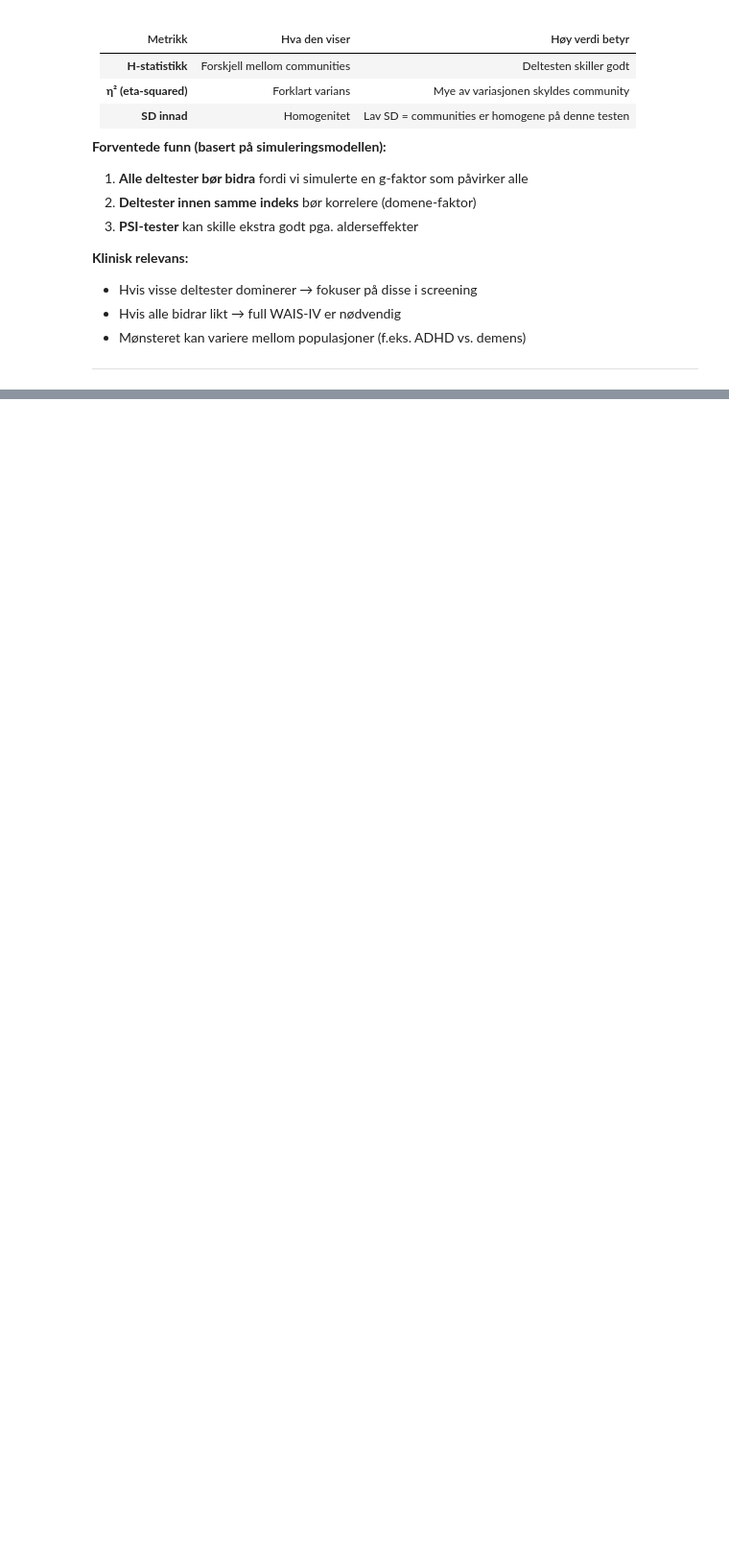
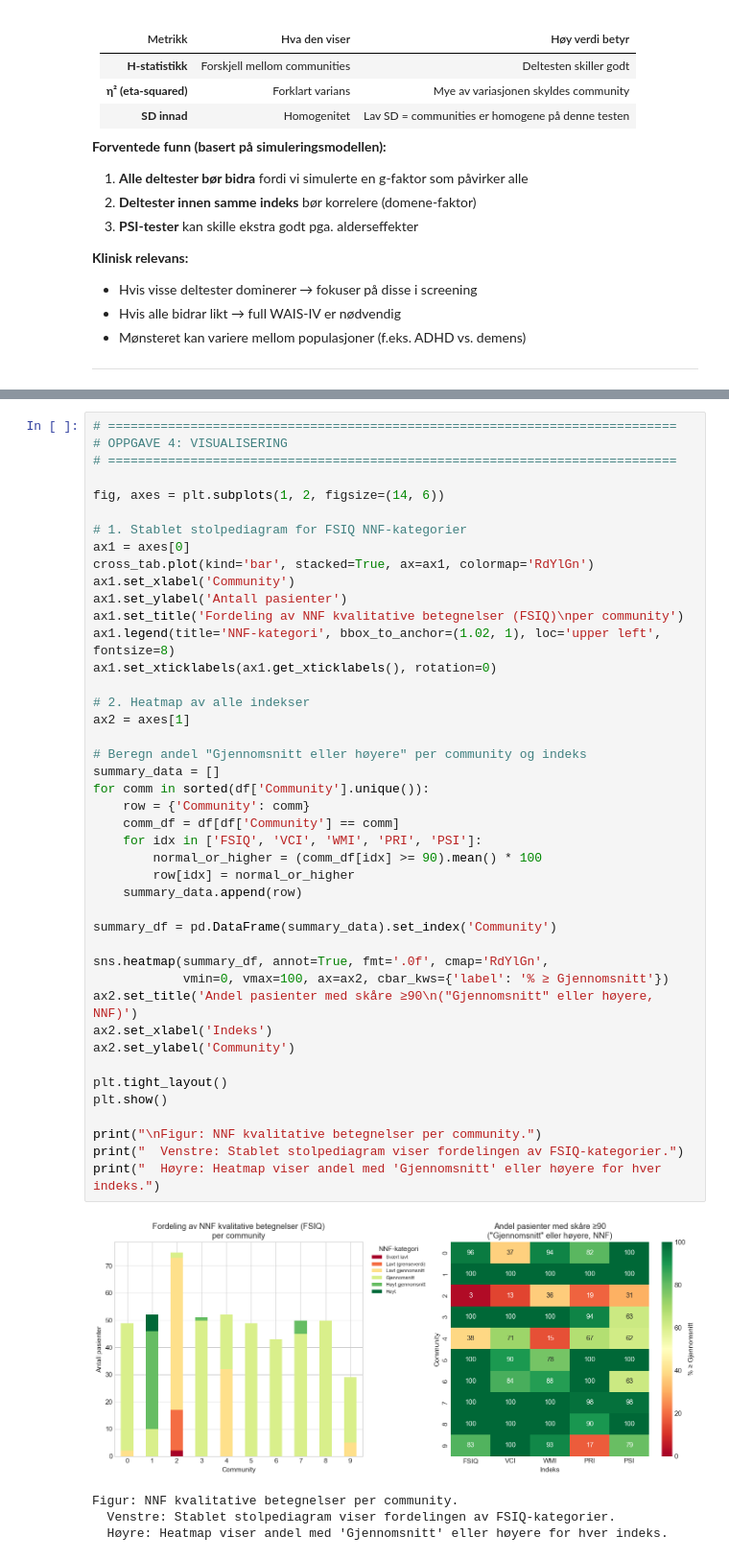
Before and after one commit to arvidl/ELMED219-2026, a Jupyter notebook: Lab1-NetworkSci-PSN/notebooks/04-pasient_likhetsnettverk_IQ_losninger.ipynb, the cells around one changed output, grey strips where cells are left out. Shown at 96% size. Drawn from its saved outputs; the diff is of its cells as text; blank space fills up the shorter version.

```diff
--- a/Lab1-NetworkSci-PSN/notebooks/04-pasient_likhetsnettverk_IQ_losninger.ipynb
+++ b/Lab1-NetworkSci-PSN/notebooks/04-pasient_likhetsnettverk_IQ_losninger.ipynb
@@ -713,0 +1266,48 @@ Figur: Analyse av deltestenes bidrag til community-struktur.
+# %%
+# ============================================================================
+# OPPGAVE 4: VISUALISERING
+# ============================================================================
+
+fig, axes = plt.subplots(1, 2, figsize=(14, 6))
+
+# 1. Stablet stolpediagram for FSIQ NNF-kategorier
+ax1 = axes[0]
+cross_tab.plot(kind='bar', stacked=True, ax=ax1, colormap='RdYlGn')
+ax1.set_xlabel('Community')
+ax1.set_ylabel('Antall pasienter')
+ax1.set_title('Fordeling av NNF kvalitative betegnelser (FSIQ)\nper community')
+ax1.legend(title='NNF-kategori', bbox_to_anchor=(1.02, 1), loc='upper left', fontsize=8)
+ax1.set_xticklabels(ax1.get_xticklabels(), rotation=0)
+
+# 2. Heatmap av alle indekser
+ax2 = axes[1]
+
+# Beregn andel "Gjennomsnitt eller høyere" per community og indeks
+summary_data = []
+for comm in sorted(df['Community'].unique()):
+    row = {'Community': comm}
+    comm_df = df[df['Community'] == comm]
+    for idx in ['FSIQ', 'VCI', 'WMI', 'PRI', 'PSI']:
+        normal_or_higher = (comm_df[idx] >= 90).mean() * 100
+        row[idx] = normal_or_higher
+    summary_data.append(row)
+
+summary_df = pd.DataFrame(summary_data).set_index('Community')
+
+sns.heatmap(summary_df, annot=True, fmt='.0f', cmap='RdYlGn',
+            vmin=0, vmax=100, ax=ax2, cbar_kws={'label': '% ≥ Gjennomsnitt'})
+ax2.set_title('Andel pasienter med skåre ≥90\n("Gjennomsnitt" eller høyere, NNF)')
+ax2.set_xlabel('Indeks')
+ax2.set_ylabel('Community')
+
+plt.tight_layout()
+plt.show()
+
+print("\nFigur: NNF kvalitative betegnelser per community.")
+print("  Venstre: Stablet stolpediagram viser fordelingen av FSIQ-kategorier.")
+print("  Høyre: Heatmap viser andel med 'Gjennomsnitt' eller høyere for hver indeks.")
+# %% [output]
+[figure, added]
+Figur: NNF kvalitative betegnelser per community.
+  Venstre: Stablet stolpediagram viser fordelingen av FSIQ-kategorier.
+  Høyre: Heatmap viser andel med 'Gjennomsnitt' eller høyere for hver indeks.
```
Also changed, not shown: parts of 33 cells of this notebook, 3 other files.
